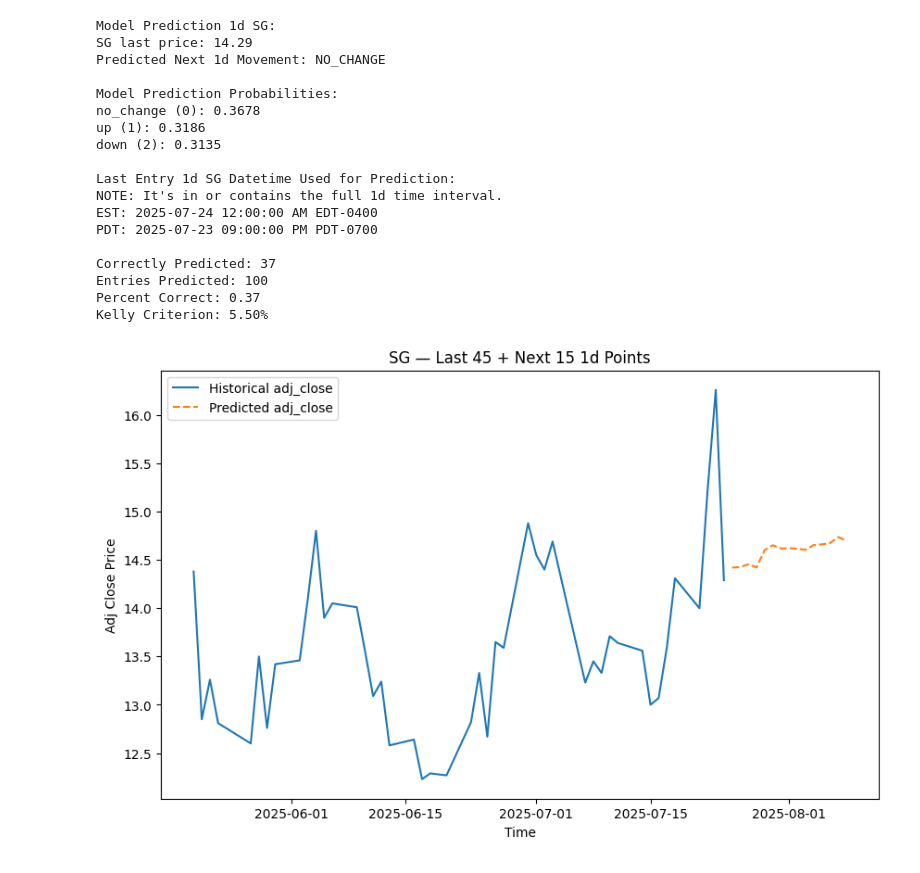
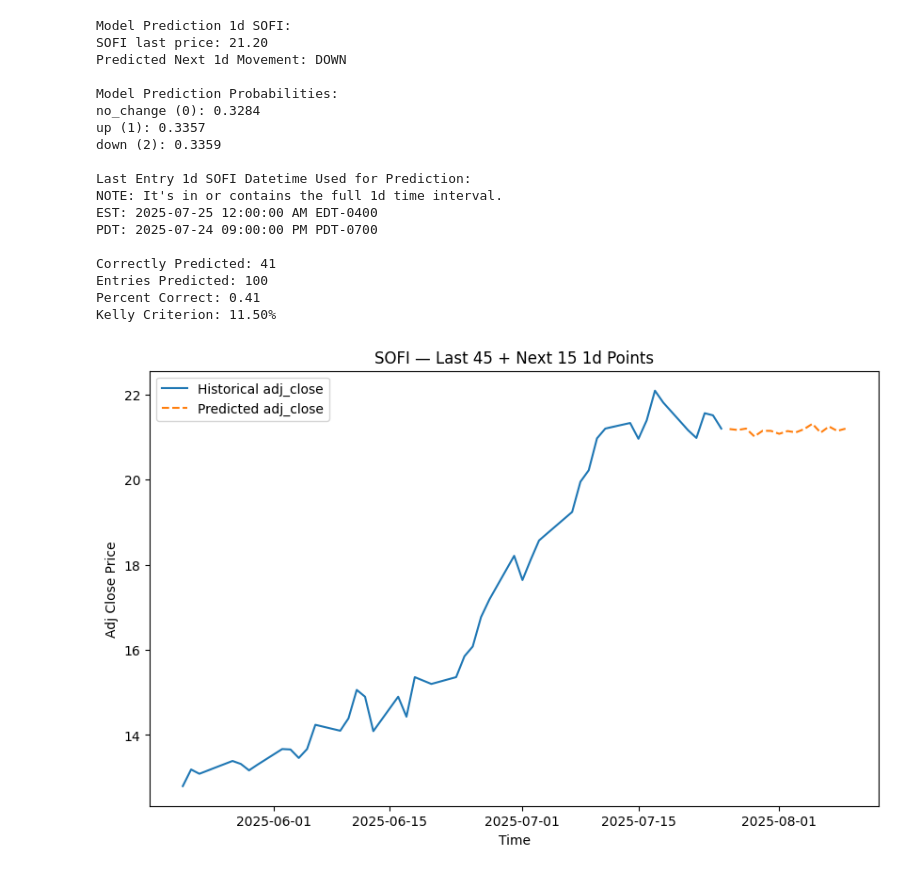
Before and after one commit to yuchild/stock_production_agg, a Jupyter notebook: validations.ipynb, the cells around one changed output. Cells and saved outputs as stored; diff of their text form; code cells hidden in the pictures.

```diff
--- a/validations.ipynb
+++ b/validations.ipynb
@@ -33,7 +33,7 @@ f.make_master_table(stock_set, interval)
 # %%
 f.xg_boost_model(interval, grid_search_on=True)
 # %%
-symbol = 'sg'.upper()
+symbol = 'sofi'.upper()
 interval = '1d'
 f.model_prospect(symbol, interval, build=False)
 df_val = f.model_validation(symbol, interval)
@@ -45,33 +45,33 @@ p = correctly_predicted / entries_predicted # percent correct
 print(f'Percent Correct: {p}')
 print(f'Kelly Criterion: {f.kelly_c(p=[p], l=1, g=2)[0]:.2%}')
 # %% [output]
-Model Prediction 1d SG:
-SG last price: 14.29
-Predicted Next 1d Movement: NO_CHANGE
+Model Prediction 1d SOFI:
+SOFI last price: 21.20
+Predicted Next 1d Movement: DOWN
 
 Model Prediction Probabilities:
-no_change (0): 0.3678
-up (1): 0.3186
-down (2): 0.3135
+no_change (0): 0.3284
+up (1): 0.3357
+down (2): 0.3359
 
-Last Entry 1d SG Datetime Used for Prediction:
+Last Entry 1d SOFI Datetime Used for Prediction:
 NOTE: It's in or contains the full 1d time interval.
-EST: 2025-07-24 12:00:00 AM EDT-0400
-PDT: 2025-07-23 09:00:00 PM PDT-0700
+EST: 2025-07-25 12:00:00 AM EDT-0400
+PDT: 2025-07-24 09:00:00 PM PDT-0700
 
-Correctly Predicted: 37
+Correctly Predicted: 41
 Entries Predicted: 100
-Percent Correct: 0.37
-Kelly Criterion: 5.50%
+Percent Correct: 0.41
+Kelly Criterion: 11.50%
 # %%
 # regressor model
 # Train the 15-step-ahead model on your aggregated data:
 f.xg_boost_reg_model(interval="1h", grid_search_on=True)
 # %%
 # Then for any symbol, plot the last 45 days plus the next 15-day forecast:
-f.plot_adj_close("sg", interval="1d")
+f.plot_adj_close("sofi", interval="1d")
 # %% [output]
-[figure, old version]
+[figure, new version]
 # %%
 import os
 import warnings
```
Also changed, not shown: parts of 1 cell of this notebook, 6 other files.
